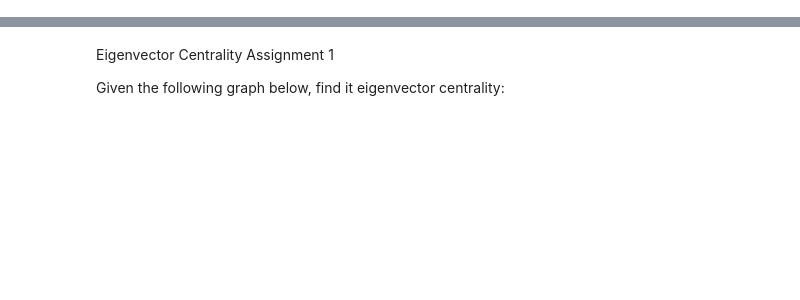
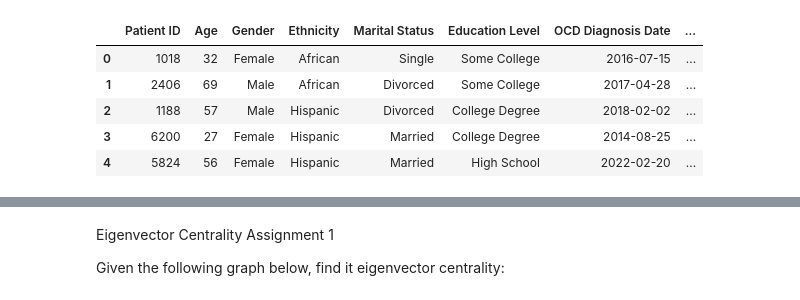
Before and after one commit to NoodleSushi/Linear_Algebra, a Jupyter notebook: Assignments/05 Spectral_Theory.ipynb, the cells around one changed output, grey strips where cells are left out. Cells and saved outputs as stored; diff of their text form; code cells hidden in the pictures; blank space fills up the shorter version.

```diff
--- a/Assignments/05 Spectral_Theory.ipynb
+++ b/Assignments/05 Spectral_Theory.ipynb
@@ -201,0 +72,12 @@ array([-0.28763455, -0.25399062, -0.27218211, -0.29790653, -0.22415028,
+# %%
+# Handling the missing values if any
+X.fillna(method ='ffill', inplace = True)
+
+X.head()
+# %% [output]
+|  | Patient ID | Age | Gender | Ethnicity | Marital Status | Education Level | OCD Diagnosis Date | ... |
+| 0 | 1018 | 32 | Female | African | Single | Some College | 2016-07-15 | ... |
+| 1 | 2406 | 69 | Male | African | Divorced | Some College | 2017-04-28 | ... |
+| 2 | 1188 | 57 | Male | Hispanic | Divorced | College Degree | 2018-02-02 | ... |
+| 3 | 6200 | 27 | Female | Hispanic | Married | College Degree | 2014-08-25 | ... |
+| 4 | 5824 | 56 | Female | Hispanic | Married | High School | 2022-02-20 | ... |
```
Also changed, not shown: parts of 44 cells of this notebook, 1 other file.
